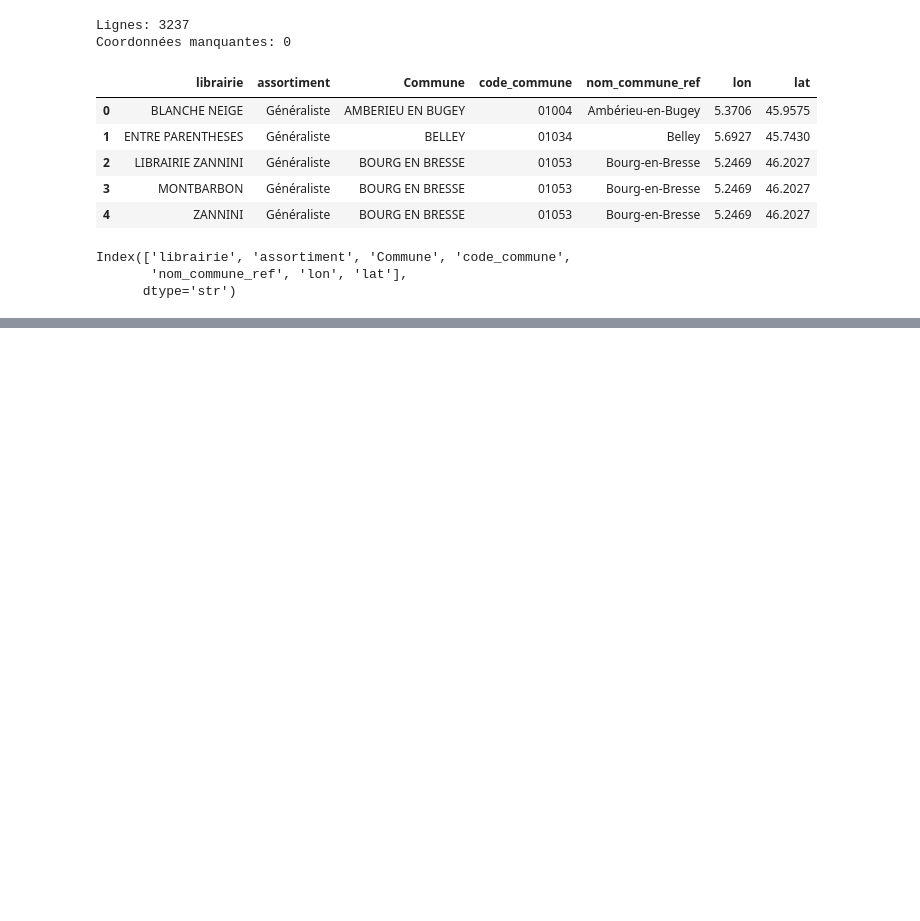
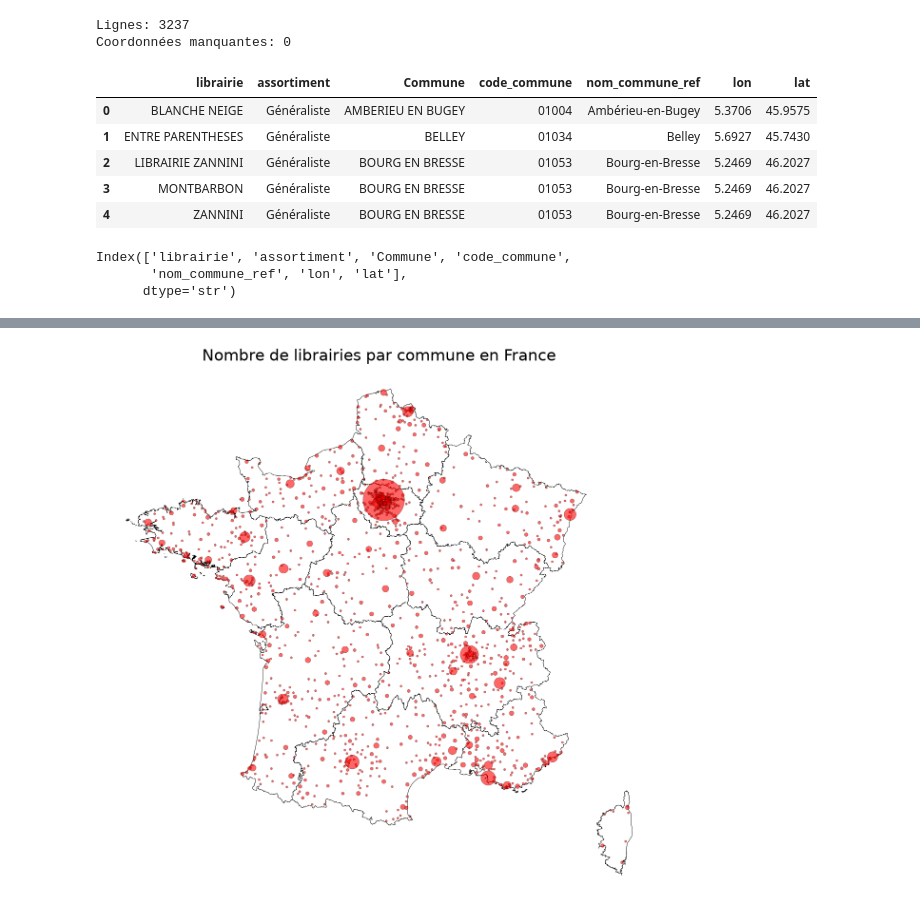
Before and after one commit to Juleslapeuf/donnees_librairies, a Jupyter notebook: maps.ipynb, the cells around one changed output, grey strips where cells are left out. Cells and saved outputs as stored; diff of their text form; code cells hidden in the pictures; blank space fills up the shorter version.

```diff
--- a/maps.ipynb
+++ b/maps.ipynb
@@ -90,0 +139,43 @@ nb_librairies
+# %%
+nb_librairies_filtre = nb_librairies[
+    nb_librairies["lon"].between(-5.5, 10) &
+    nb_librairies["lat"].between(41, 51.5)
+].copy()
+# %%
+# Créer un GeoDataFrame à partir des coordonnées lon et lat
+gdf_points = gpd.GeoDataFrame(
+    nb_librairies_filtre,
+    geometry=gpd.points_from_xy(nb_librairies_filtre["lon"], nb_librairies_filtre["lat"]),
+    crs="EPSG:4326"
+)
+
+# Utiliser le même système de coordonnées que le fond de carte
+gdf_points = gdf_points.to_crs(regions.crs)
+
+# Tracer la carte
+fig, ax = plt.subplots(figsize=(12, 12))
+
+regions.plot(
+    ax=ax,
+    facecolor="white",
+    edgecolor="black",
+    linewidth=0.6
+)
+
+# Taille des cercles proportionnelle au nombre de librairies
+gdf_points.plot(
+    ax=ax,
+    markersize=gdf_points["nb_librairies"] * 10,
+    color="red",
+    alpha=0.6,
+    edgecolor="black",
+    linewidth=0.4
+)
+
+ax.set_title("Nombre de librairies par commune en France", fontsize=24)
+ax.set_axis_off()
+
+plt.tight_layout()
+plt.show()
+# %% [output]
+[figure, added]
```
Also changed, not shown: parts of 2 cells of this notebook, 3 other files.
